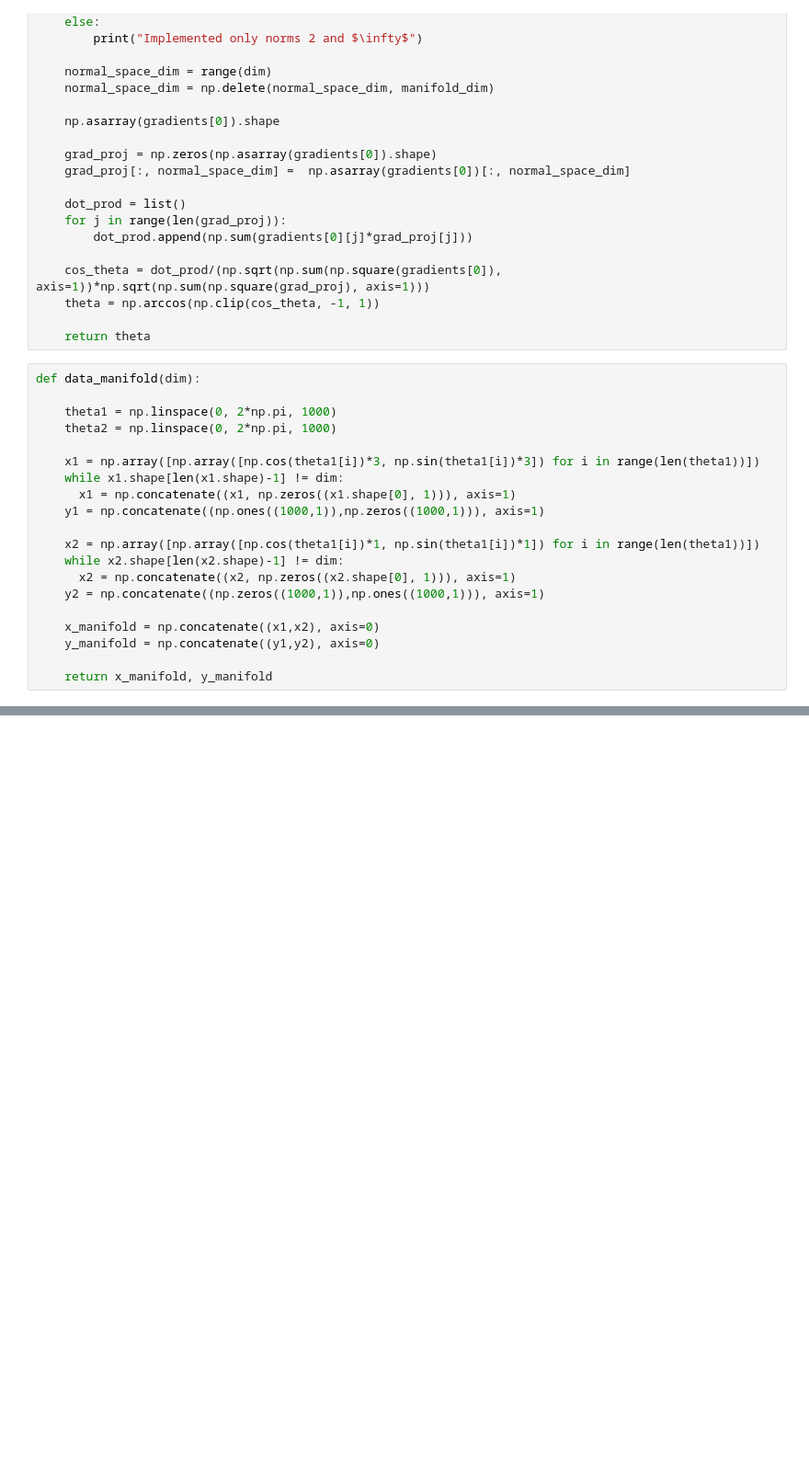
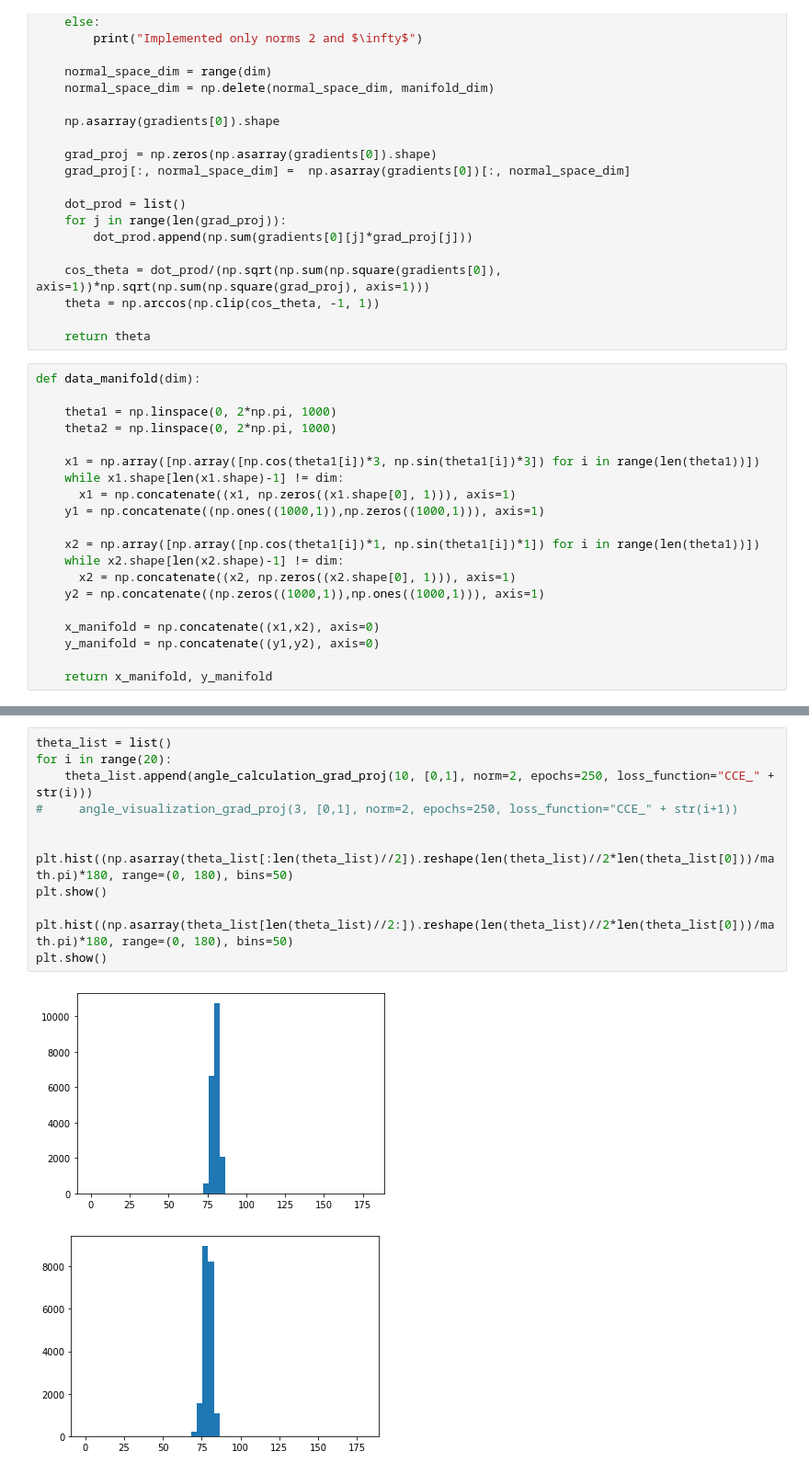
Before and after one commit to joaozago1/Visualizing_perturbation_angle, a Jupyter notebook: visualizing_perturbation_angle.ipynb, the cells around one changed output, grey strips where cells are left out. Shown: that part at 92% size. Saved outputs shown, nothing was run; the diff lists cells and outputs as text; blank space fills up the shorter version.

Commit message:
Executing the angle calculation

```diff
--- a/visualizing_perturbation_angle.ipynb
+++ b/visualizing_perturbation_angle.ipynb
@@ -345,0 +339,15 @@ plt.show()
+# %%
+theta_list = list()
+for i in range(20):
+    theta_list.append(angle_calculation_grad_proj(10, [0,1], norm=2, epochs=250, loss_function="CCE_" + str(i)))
+#     angle_visualization_grad_proj(3, [0,1], norm=2, epochs=250, loss_function="CCE_" + str(i+1))
+
+
+plt.hist((np.asarray(theta_list[:len(theta_list)//2]).reshape(len(theta_list)//2*len(theta_list[0]))/math.pi)*180, range=(0, 180), bins=50)
+plt.show()
+
+plt.hist((np.asarray(theta_list[len(theta_list)//2:]).reshape(len(theta_list)//2*len(theta_list[0]))/math.pi)*180, range=(0, 180), bins=50)
+plt.show()
+# %% [output]
+[figure, added]
+[figure, added]
```
Also changed, not shown: parts of 10 cells of this notebook.
